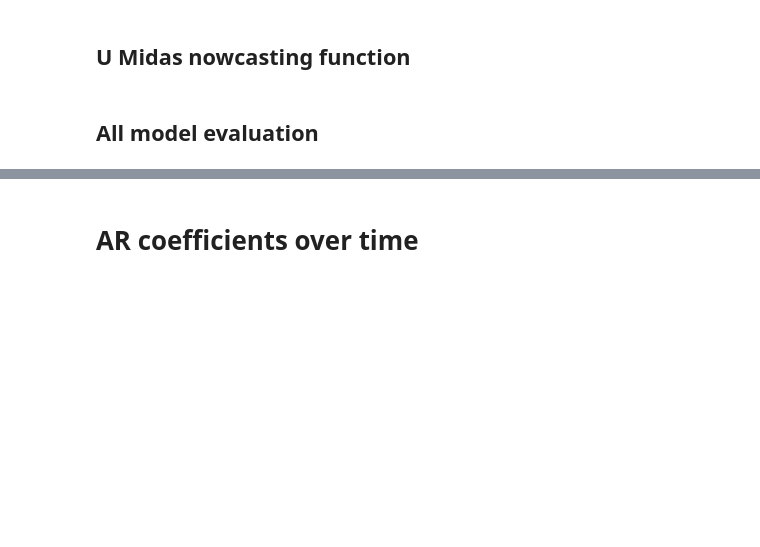
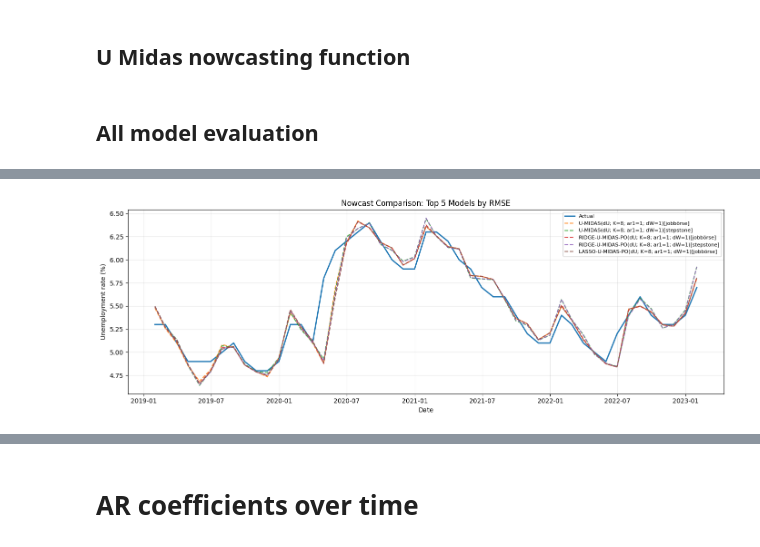
Before and after one commit to ungeralexan/seminar-econometrics, a Jupyter notebook: robustness/Unger_6946672.ipynb, the cells around one changed output, grey strips where cells are left out. Saved outputs shown, nothing was run; the diff lists cells and outputs as text; code cells hidden in the pictures; blank space fills up the shorter version.

```diff
--- a/robustness/Unger_6946672.ipynb
+++ b/robustness/Unger_6946672.ipynb
@@ -1627,0 +1645,23 @@ leaderboard.head(20)
+# %%
+def plot_top_models(store: dict, leaderboard: pd.DataFrame, top_k: int = 5, title: str = None):
+    top_models = leaderboard.head(top_k)["model"].tolist()
+    base_act = store[top_models[0]]["act"]
+
+    df = pd.DataFrame({"Actual": base_act})
+    for m in top_models:
+        df[m] = store[m]["pred"].reindex(base_act.index)
+
+    plt.figure(figsize=(14, 5))
+    plt.plot(df.index, df["Actual"], linewidth=2, label="Actual")
+    for m in top_models:
+        plt.plot(df.index, df[m], linestyle="--", label=m, alpha=0.85)
+    plt.title(title or f"Nowcast Comparison: Top {top_k} Models by RMSE")
+    plt.xlabel("Date"); plt.ylabel("Unemployment rate (%)")
+    plt.grid(True, alpha=0.3)
+    plt.legend(fontsize=8)
+    plt.tight_layout()
+    plt.show()
+
+plot_top_models(store, leaderboard, top_k=5)
+# %% [output]
+[figure, added]
```
Also changed, not shown: parts of 7 cells of this notebook.
